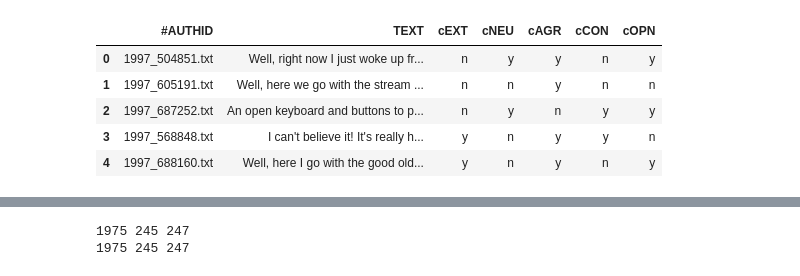
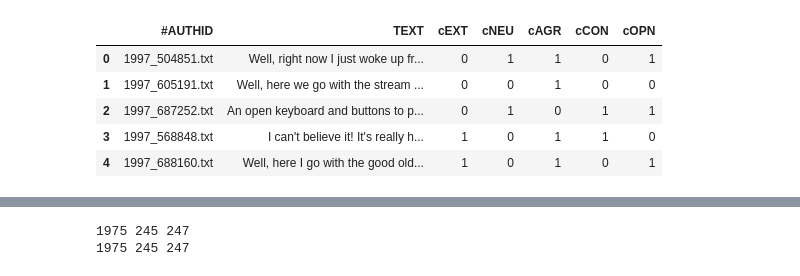
Before and after one commit to 5rovic/tar-project, a Jupyter notebook: code/data_visualization.ipynb, the cells around one changed output, grey strips where cells are left out. Drawn from its saved outputs; the diff is of its cells as text; code cells hidden in the pictures.

```diff
--- a/code/data_visualization.ipynb
+++ b/code/data_visualization.ipynb
@@ -3,15 +3,6 @@ import pandas as pd
 
 url = "https://raw.githubusercontent.com/5rovic/tar-project/main/code/data/essays.csv"
 df = pd.read_csv(url, encoding="cp1252")
-
-df.head()
-# %% [output]
-|  | #AUTHID | TEXT | cEXT | cNEU | cAGR | cCON | cOPN |
-| 0 | 1997_504851.txt | Well, right now I just woke up fr... | n | y | y | n | y |
-| 1 | 1997_605191.txt | Well, here we go with the stream ... | n | n | y | n | n |
-| 2 | 1997_687252.txt | An open keyboard and buttons to p... | n | y | n | y | y |
-| 3 | 1997_568848.txt | I can't believe it! It's really h... | y | n | y | y | n |
-| 4 | 1997_688160.txt | Well, here I go with the good old... | y | n | y | n | y |
 # %%
 traits = {'cEXT': 'extraversion',
           'cNEU': 'neuroticism',
@@ -19,6 +10,19 @@ traits = {'cEXT': 'extraversion',
           'cCON': 'conscientiousness',
           'cOPN': 'openness'
           }
+# %%
+mapping = {'y': 1, 'n': 0}
+
+df[['cEXT','cNEU','cAGR','cCON','cOPN']] = df[['cEXT','cNEU','cAGR','cCON','cOPN']].replace(mapping)
+
+df.head()
+# %% [output]
+|  | #AUTHID | TEXT | cEXT | cNEU | cAGR | cCON | cOPN |
+| 0 | 1997_504851.txt | Well, right now I just woke up fr... | 0 | 1 | 1 | 0 | 1 |
+| 1 | 1997_605191.txt | Well, here we go with the stream ... | 0 | 0 | 1 | 0 | 0 |
+| 2 | 1997_687252.txt | An open keyboard and buttons to p... | 0 | 1 | 0 | 1 | 1 |
+| 3 | 1997_568848.txt | I can't believe it! It's really h... | 1 | 0 | 1 | 1 | 0 |
+| 4 | 1997_688160.txt | Well, here I go with the good old... | 1 | 0 | 1 | 0 | 1 |
 # %%
 X = df['TEXT']
 y = df.iloc[:, 2:]
```
Also changed, not shown: parts of 3 cells of this notebook.
